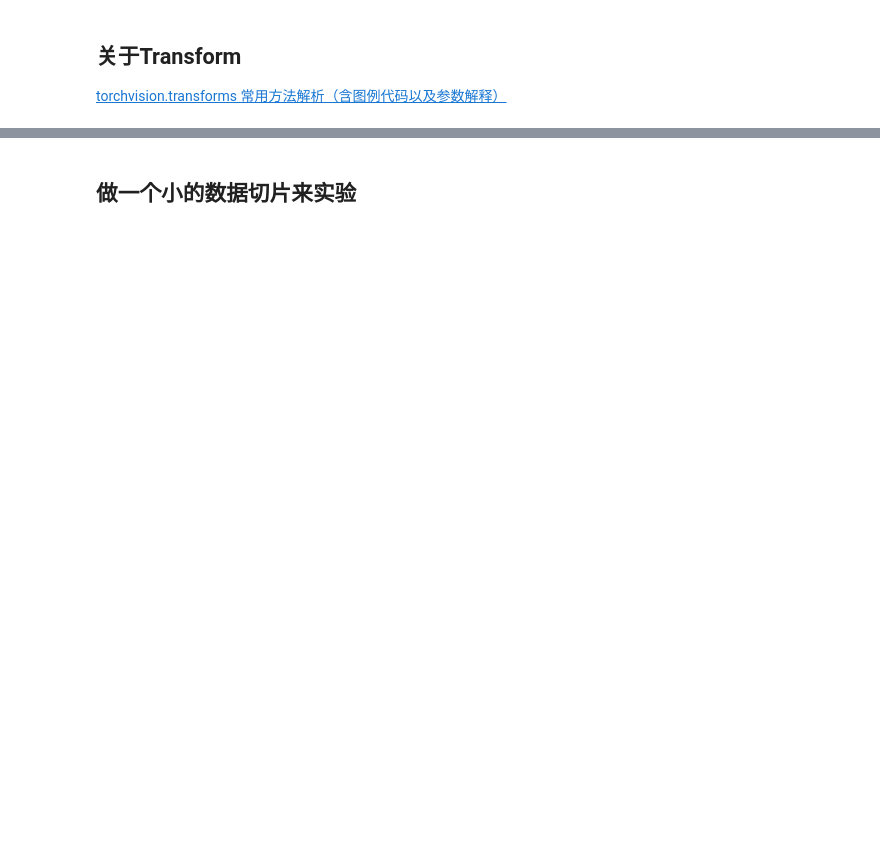
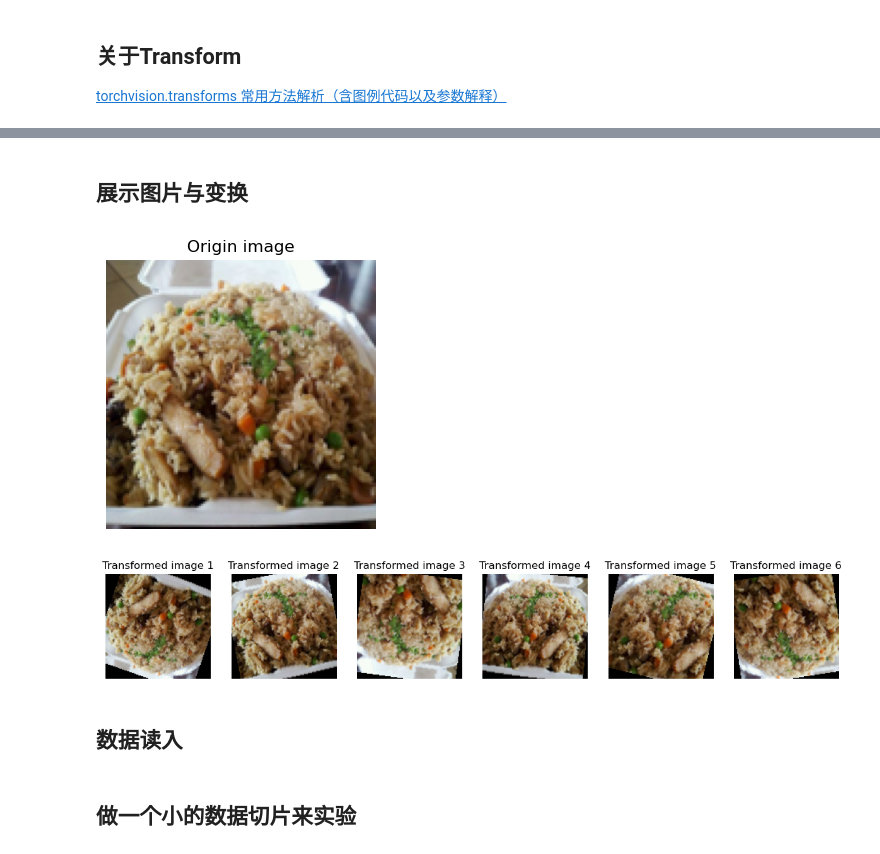
Before and after one commit to Hyr1sky/Neural-Network---Deep-Learning, a Jupyter notebook: Assignment2/food-11.ipynb, the cells around one changed output, grey strips where cells are left out. Cells and saved outputs as stored; diff of their text form; code cells hidden in the pictures; blank space fills up the shorter version.

```diff
--- a/Assignment2/food-11.ipynb
+++ b/Assignment2/food-11.ipynb
@@ -123,26 +139,3 @@ class ImgDataset(Dataset):
             return X,Y #有，则返回X,Y
         else:
             return X #无y(label),返回X
-
-# 随机取出一张图片，显示原图和变换后的图片
-idx = np.random.randint(0, len(train_x))
-origin_img = train_x[idx]
-plt.figure(figsize=(3.5, 3.5))
-plt.title('Origin image')
-plt.imshow(origin_img)
-
-for i in range(5):
-    img = train_transform(origin_img)
-    plt.subplot(1, 5, i+1)
-    plt.figure(figsize=(3.5, 3.5))
-    plt.title(f"Transformed image {i + 1}")
-    plt.imshow(img.permute(1, 2, 0))
-    plt.show()
-
-train_set = ImgDataset(train_x,train_y,train_transform)
-val_set = ImgDataset(val_x,val_y,test_transform)
-test_set = ImgDataset(test_x,None,test_transform)
-
-train_loader = DataLoader(train_set,batch_size = batch_size,shuffle = True)
-val_loader = DataLoader(val_set,batch_size=batch_size,shuffle = False)
-test_loader = DataLoader(test_set,batch_size=batch_size,shuffle = False)
@@ -159,0 +142,27 @@ test_loader = DataLoader(test_set,batch_size=batch_size,shuffle = False)
+# %% [markdown]
+## 展示图片与变换
+# %%
+TFM_N = 6
+
+# 随机取出一张图片，显示原图和变换后的图片
+idx = np.random.randint(0, len(train_x))
+origin_img = train_x[idx]
+plt.figure(figsize=(15, 3.5))
+plt.title('Origin image')
+plt.imshow(origin_img)
+plt.axis('off')
+plt.show()
+
+plt.figure(figsize=(15, 3.5))
+for i in range(TFM_N):
+    tfm_img = train_transform(origin_img)
+    plt.subplot(1, TFM_N, i+1)
+    plt.title(f"Transformed image {i + 1}")
+    plt.imshow(tfm_img.permute(1, 2, 0))
+    plt.axis('off')
+plt.show()
+# %% [output]
+[figure, added]
+[figure, added]
+# %% [markdown]
+## 数据读入
```
Also changed, not shown: parts of 16 cells of this notebook.
